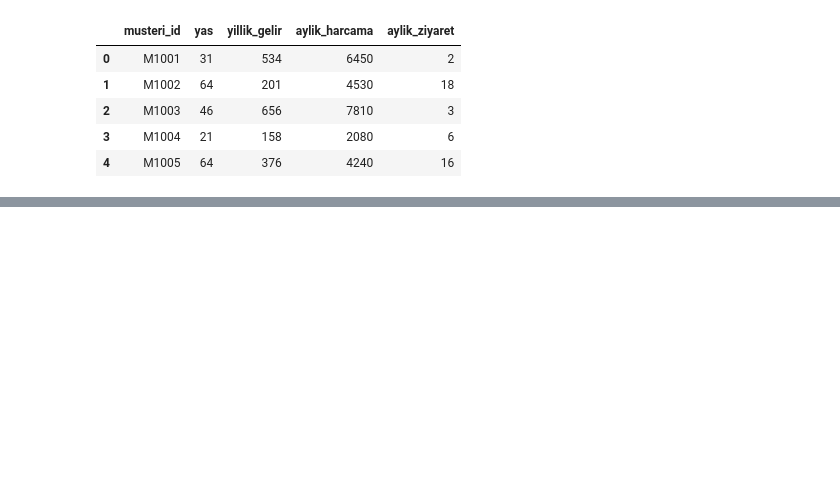
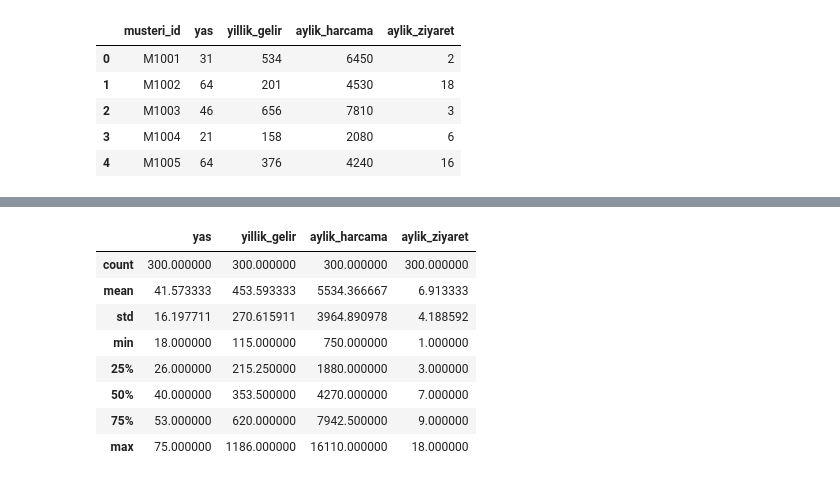
Before and after one commit to europecodingschool/ECS---VB---YZ---08.26, a Jupyter notebook: VB_YZ_Ders_18_1.ipynb, the cells around one changed output, grey strips where cells are left out. Drawn from its saved outputs; the diff is of its cells as text; code cells hidden in the pictures; blank space fills up the shorter version.

```diff
--- a/VB_YZ_Ders_18_1.ipynb
+++ b/VB_YZ_Ders_18_1.ipynb
@@ -22,0 +40,12 @@ df.head()
+# %%
+df.describe()
+# %% [output]
+|  | yas | yillik_gelir | aylik_harcama | aylik_ziyaret |
+| count | 300.000000 | 300.000000 | 300.000000 | 300.000000 |
+| mean | 41.573333 | 453.593333 | 5534.366667 | 6.913333 |
+| std | 16.197711 | 270.615911 | 3964.890978 | 4.188592 |
+| min | 18.000000 | 115.000000 | 750.000000 | 1.000000 |
+| 25% | 26.000000 | 215.250000 | 1880.000000 | 3.000000 |
+| 50% | 40.000000 | 353.500000 | 4270.000000 | 7.000000 |
+| 75% | 53.000000 | 620.000000 | 7942.500000 | 9.000000 |
+| max | 75.000000 | 1186.000000 | 16110.000000 | 18.000000 |
```
Also changed, not shown: parts of 9 cells of this notebook.
